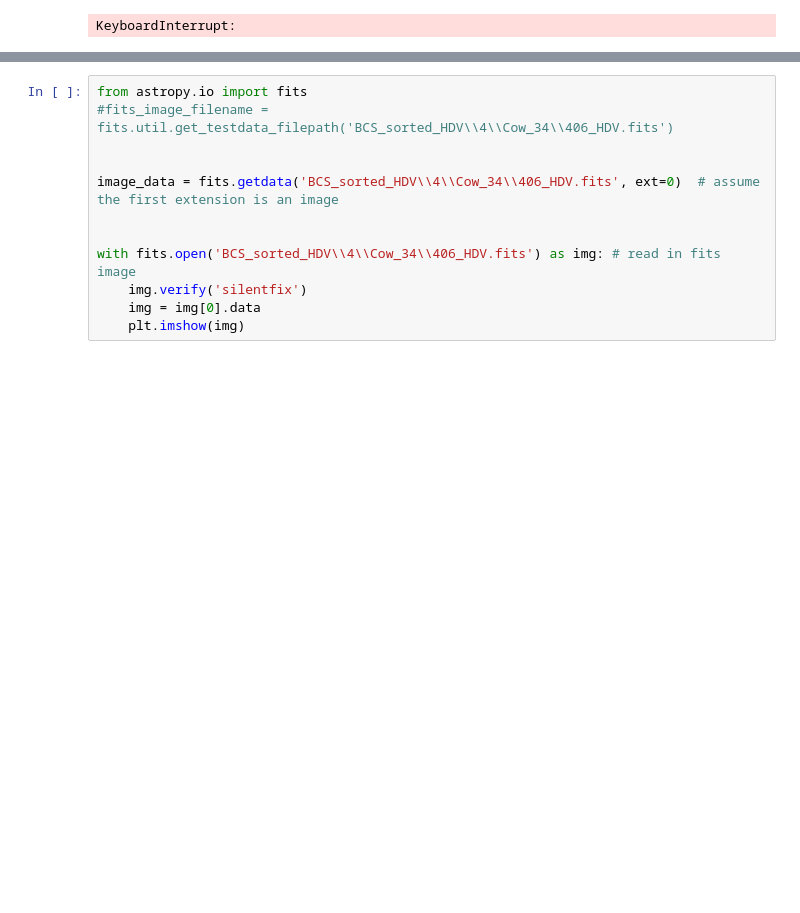
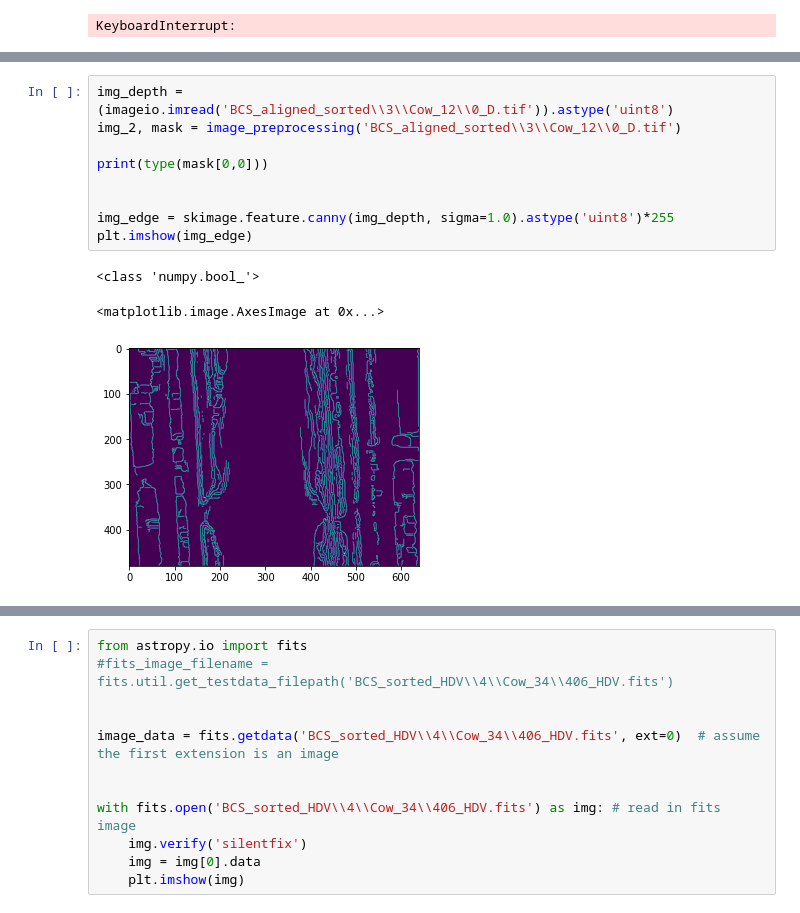
Before and after one commit to zwinkler/Automated-BCS, a Jupyter notebook: color_test.ipynb, the cells around one changed output, grey strips where cells are left out. Cells and saved outputs as stored; diff of their text form; blank space fills up the shorter version.

```diff
--- a/color_test.ipynb
+++ b/color_test.ipynb
@@ -166,0 +272,13 @@ for i in range(0, len(filenames_color)):
+# %%
+img_depth = (imageio.imread('BCS_aligned_sorted\\3\\Cow_12\\0_D.tif')).astype('uint8')
+img_2, mask = image_preprocessing('BCS_aligned_sorted\\3\\Cow_12\\0_D.tif')
+
+print(type(mask[0,0]))
+
+
+img_edge = skimage.feature.canny(img_depth, sigma=1.0).astype('uint8')*255
+plt.imshow(img_edge)
+# %% [output]
+<class 'numpy.bool_'>
+<matplotlib.image.AxesImage at 0x...>
+[figure, added]
```
Also changed, not shown: parts of 6 cells of this notebook, 4 other files.
